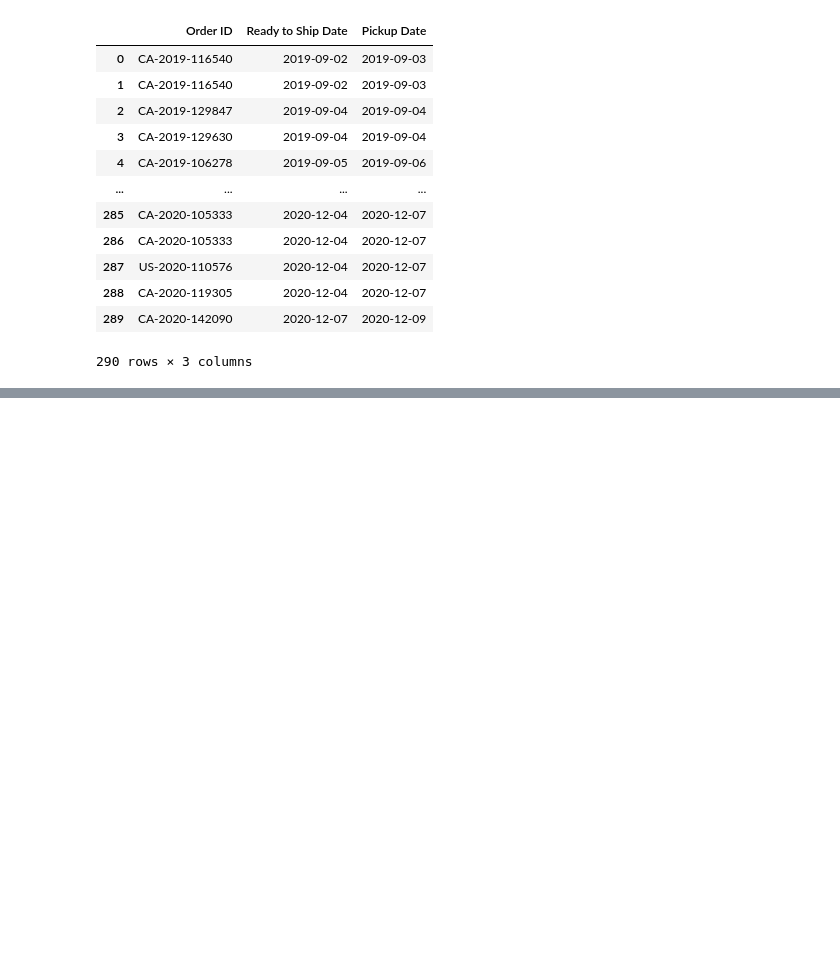
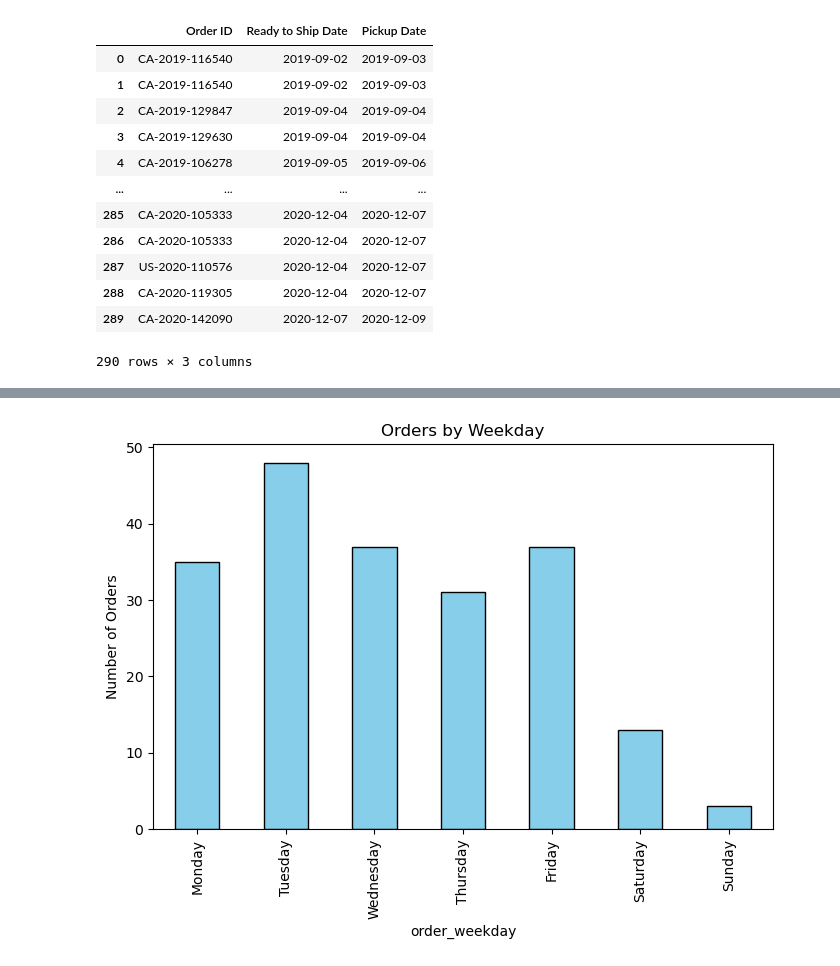
Before and after one commit to amandawang90-spec/neuefische-data-analysis-180825-muesli_eda_project, a Jupyter notebook: jamil.ipynb, the cells around one changed output, grey strips where cells are left out. Saved outputs shown, nothing was run; the diff lists cells and outputs as text; code cells hidden in the pictures; blank space fills up the shorter version.

```diff
--- a/jamil.ipynb
+++ b/jamil.ipynb
@@ -104,0 +491,6 @@ df_1
+# %%
+# Order weekday (0=Monday, 6=Sunday)
+merged_metric_1["order_weekday"] = merged_metric_1["order date"].dt.day_name()
+
+# Ready-to-ship weekday
+merged_metric_1["ship_weekday"] = merged_metric_1["ready to ship date"].dt.day_name()
@@ -104,0 +517,13 @@ df_1
+# %%
+# 1 Order date by weekdays
+
+orders_by_day = merged_metric_1["order_weekday"].value_counts().reindex(
+    ["Monday","Tuesday","Wednesday","Thursday","Friday","Saturday","Sunday"]
+)
+
+orders_by_day.plot(kind="bar", figsize=(8,5), color="skyblue", edgecolor="black")
+plt.title("Orders by Weekday")
+plt.ylabel("Number of Orders")
+plt.show()
+# %% [output]
+[figure, added]
```
Also changed, not shown: parts of 93 cells of this notebook.
